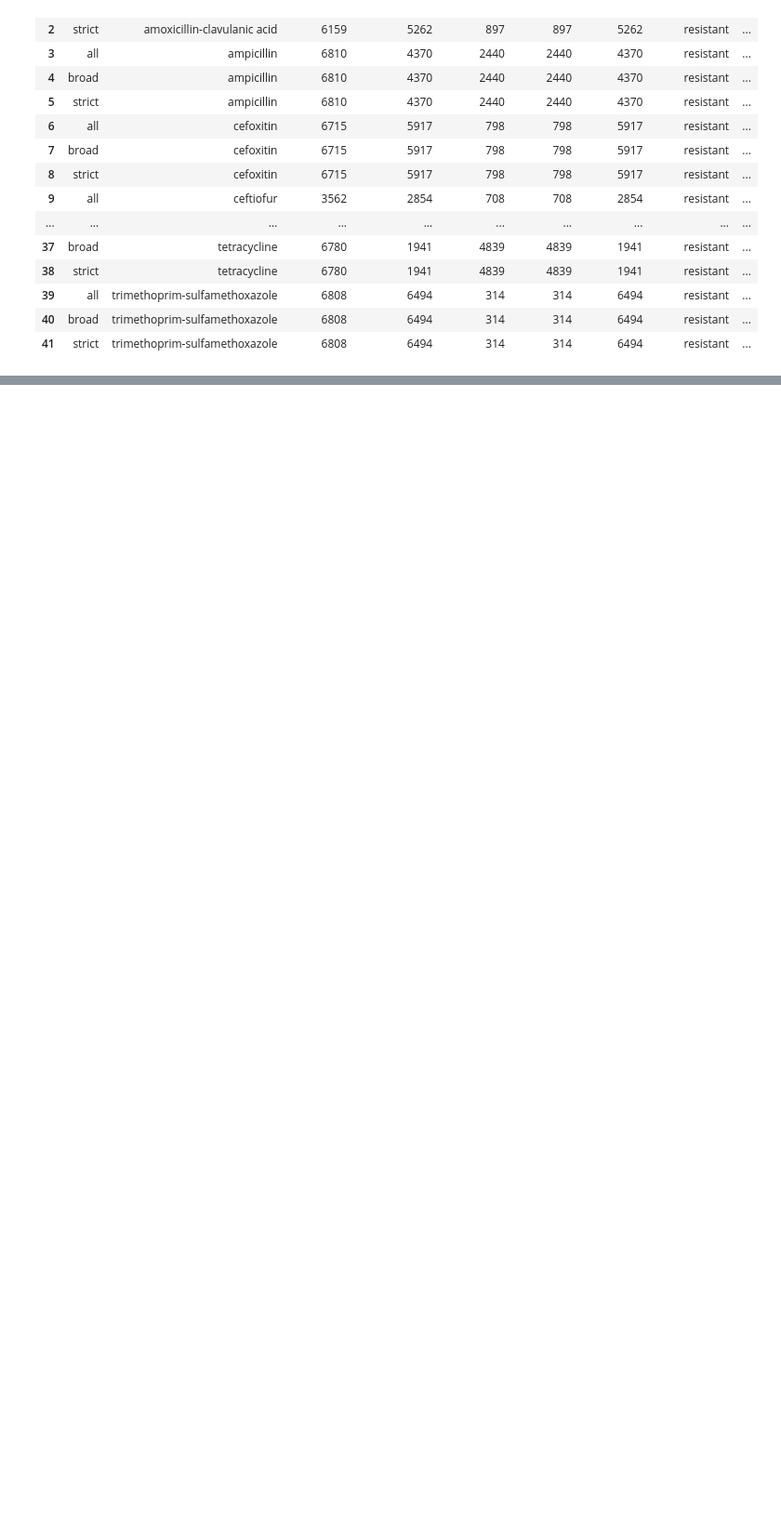
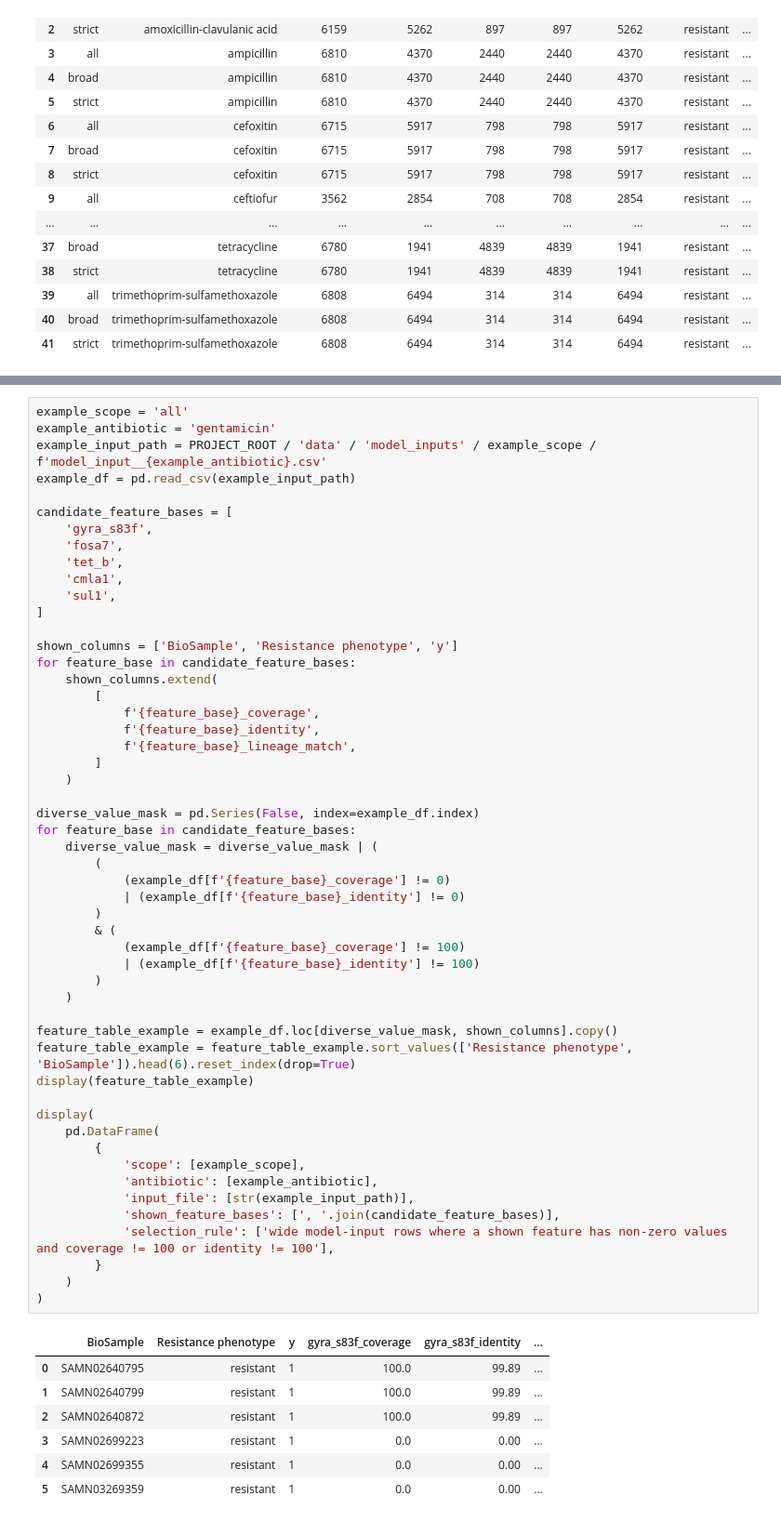
Before and after one commit to Pathogenemics/amr-prediction, a Jupyter notebook: notebook/output_exploration.ipynb, the cells around one changed output, grey strips where cells are left out. Shown at 93% size. Saved outputs shown, nothing was run; the diff lists cells and outputs as text; blank space fills up the shorter version.

Commit message:
update features generation and selection

```diff
--- a/notebook/output_exploration.ipynb
+++ b/notebook/output_exploration.ipynb
@@ -295,0 +334,60 @@ display(all_rows)
+# %%
+example_scope = 'all'
+example_antibiotic = 'gentamicin'
+example_input_path = PROJECT_ROOT / 'data' / 'model_inputs' / example_scope / f'model_input__{example_antibiotic}.csv'
+example_df = pd.read_csv(example_input_path)
+
+candidate_feature_bases = [
+    'gyra_s83f',
+    'fosa7',
+    'tet_b',
+    'cmla1',
+    'sul1',
+]
+
+shown_columns = ['BioSample', 'Resistance phenotype', 'y']
+for feature_base in candidate_feature_bases:
+    shown_columns.extend(
+        [
+            f'{feature_base}_coverage',
+            f'{feature_base}_identity',
+            f'{feature_base}_lineage_match',
+        ]
+    )
+
+diverse_value_mask = pd.Series(False, index=example_df.index)
+for feature_base in candidate_feature_bases:
+    diverse_value_mask = diverse_value_mask | (
+        (
+            (example_df[f'{feature_base}_coverage'] != 0)
+            | (example_df[f'{feature_base}_identity'] != 0)
+        )
+        & (
+            (example_df[f'{feature_base}_coverage'] != 100)
+            | (example_df[f'{feature_base}_identity'] != 100)
+        )
+    )
+
+feature_table_example = example_df.loc[diverse_value_mask, shown_columns].copy()
+feature_table_example = feature_table_example.sort_values(['Resistance phenotype', 'BioSample']).head(6).reset_index(drop=True)
+display(feature_table_example)
+
+display(
+    pd.DataFrame(
+        {
+            'scope': [example_scope],
+            'antibiotic': [example_antibiotic],
+            'input_file': [str(example_input_path)],
+            'shown_feature_bases': [', '.join(candidate_feature_bases)],
+            'selection_rule': ['wide model-input rows where a shown feature has non-zero values and coverage != 100 or identity != 100'],
+        }
+    )
+)
+# %% [output]
+|  | BioSample | Resistance phenotype | y | gyra_s83f_coverage | gyra_s83f_identity | ... |
+| 0 | SAMN02640795 | resistant | 1 | 100.0 | 99.89 | ... |
+| 1 | SAMN02640799 | resistant | 1 | 100.0 | 99.89 | ... |
+| 2 | SAMN02640872 | resistant | 1 | 100.0 | 99.89 | ... |
+| 3 | SAMN02699223 | resistant | 1 | 0.0 | 0.00 | ... |
+| 4 | SAMN02699355 | resistant | 1 | 0.0 | 0.00 | ... |
+| 5 | SAMN03269359 | resistant | 1 | 0.0 | 0.00 | ... |
```
Also changed, not shown: parts of 10 cells of this notebook, 17 other files.
